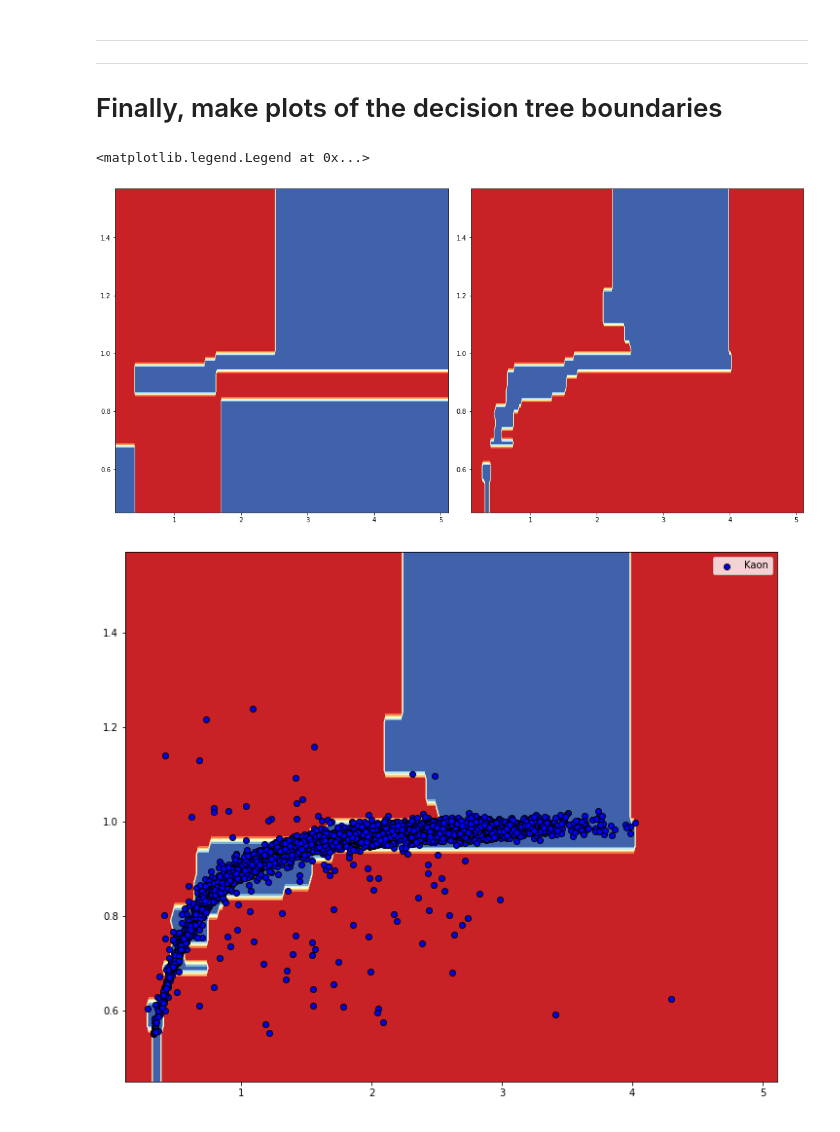
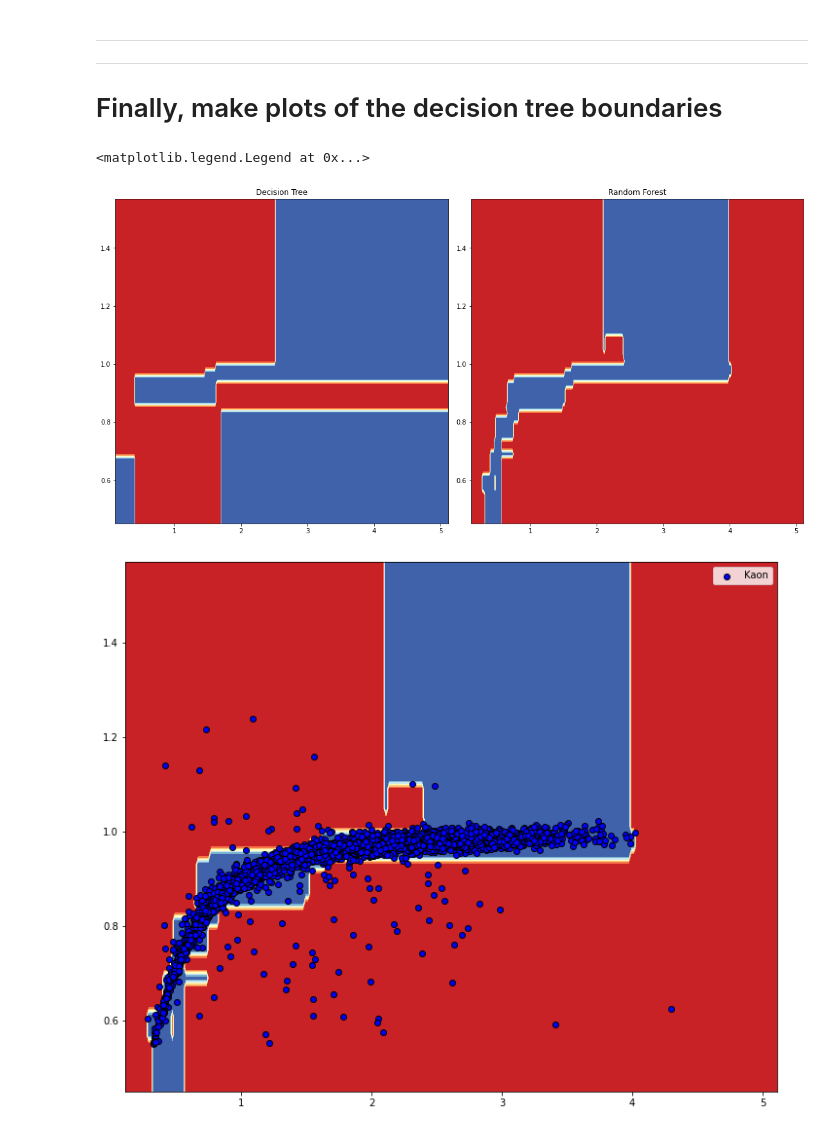
Before and after one commit to MSU-PHY-959-2021/Shared-Code, a Jupyter notebook: ClassDiscussions/ParticleID_DecisionTree_Part2.ipynb, the cells around one changed output. Cells and saved outputs as stored; diff of their text form; code cells hidden in the pictures.

```diff
--- a/ClassDiscussions/ParticleID_DecisionTree_Part2.ipynb
+++ b/ClassDiscussions/ParticleID_DecisionTree_Part2.ipynb
@@ -225,7 +225,7 @@ Fortunately, the parameters that control the architecture of the trees in the fo
 3. max_samples: If using boostrap samples, the randomly-drawn fraction of the total to be included in each bootstrap sample.
 # %%
 randForest = RandomForestClassifier(random_state=1,
-                                    n_estimators=25,
+                                    n_estimators=20,
                                     bootstrap = True,
                                     max_samples = 0.8,
                                     max_depth=maxDepth,
@@ -257,32 +257,35 @@ Proton Accuracy:  0.9289111645271825
 # %%
 # Parameters
 n_classes = 2
 plot_colors = "ryb"
 plot_step = 0.02
 
 
 x_min, x_max = X_train[:, 0].min() - 0.1, X_train[:, 0].max() + 0.1
 y_min, y_max = X_train[:, 1].min() - 0.1, X_train[:, 1].max() + 0.1
 xx, yy = np.meshgrid(np.arange(x_min, x_max, plot_step),np.arange(y_min, y_max, plot_step))
 
 fig, ax = plt.subplots(1,2,figsize=(16,8))
 
 plt.tight_layout(h_pad=0.5, w_pad=0.5, pad=2.5)
 
 Z = dTree.predict(np.c_[xx.ravel(), yy.ravel()])
 Z = Z.reshape(xx.shape)
 ax[0].contourf(xx, yy, Z, cmap=plt.cm.RdYlBu)
+ax[0].set_title("Decision Tree")
 Z = randForest.predict(np.c_[xx.ravel(), yy.ravel()])
 Z = Z.reshape(xx.shape)
 ax[1].contourf(xx, yy, Z, cmap=plt.cm.RdYlBu)
+ax[1].set_title("Random Forest")
+
 
 fig = plt.figure(figsize=(12,10))
 plt.contourf(xx, yy, Z, cmap=plt.cm.RdYlBu)
 #plt.scatter(X_train[pionIdx][:,0],X_train[pionIdx][:,1],c='y',edgecolor='black',label="Pion")
 plt.scatter(X_train[kaonIdx][:,0],X_train[kaonIdx][:,1],c='b',edgecolor='black',label="Kaon")
 #plt.scatter(X_train[protIdx][:,0],X_train[protIdx][:,1],c='r',edgecolor='black',label="Proton")
 plt.legend()
 # %% [output]
 <matplotlib.legend.Legend at 0x...>
-[figure, old version]
+[figure, new version]
-[figure, old version]
+[figure, new version]
```
Also changed, not shown: parts of 1 cell of this notebook.
